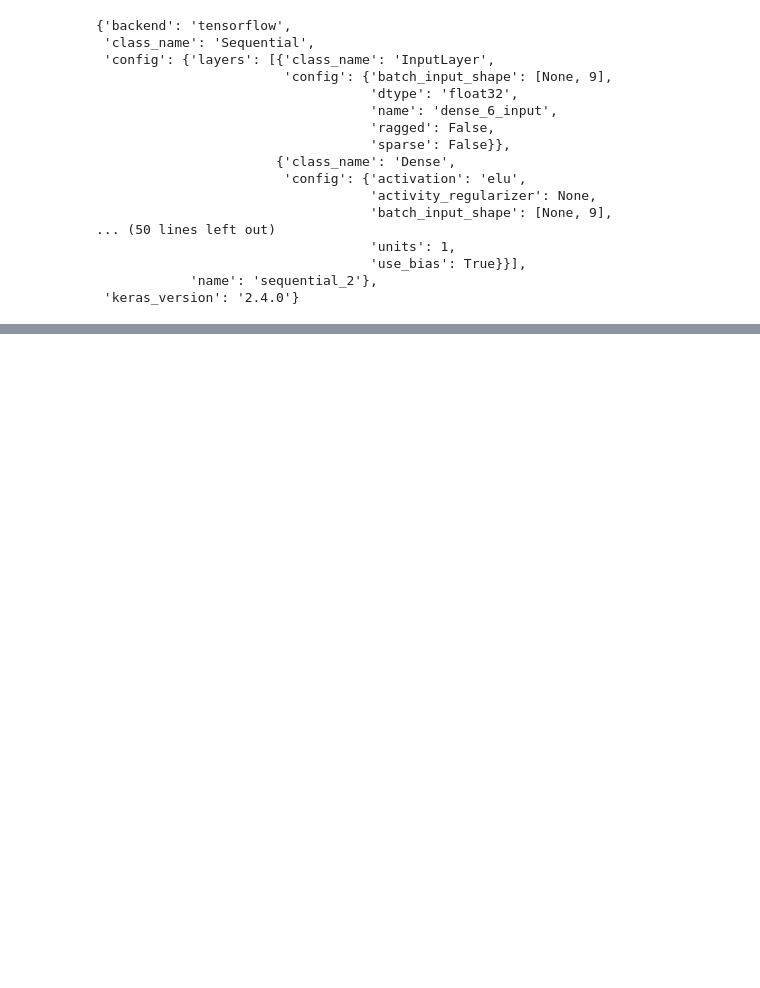
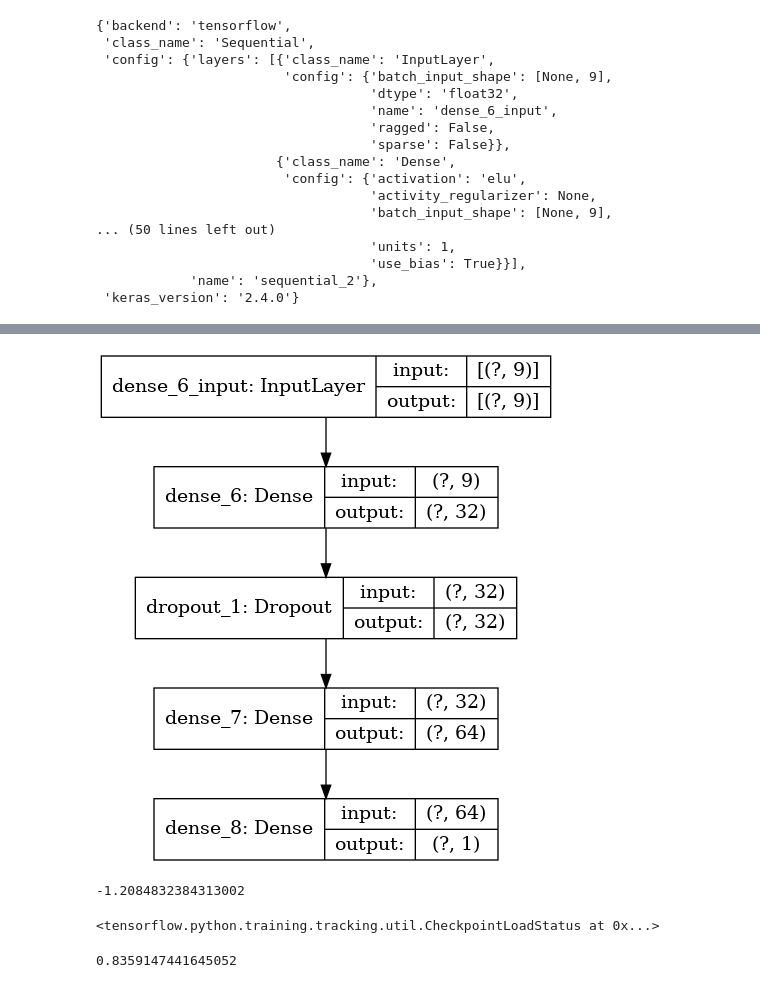
Before and after one commit to axperez/TensorFlow2.0, a Jupyter notebook: Regression_InsuranceDataset_LoadingSavedModels.ipynb, the cells around one changed output, grey strips where cells are left out. Cells and saved outputs as stored; diff of their text form; code cells hidden in the pictures; blank space fills up the shorter version.

Commit message:
Load different types of models

```diff
--- a/Regression_InsuranceDataset_LoadingSavedModels.ipynb
+++ b/Regression_InsuranceDataset_LoadingSavedModels.ipynb
@@ -67,3 +67,7 @@ pprint.pprint(model_json)
                                    'use_bias': True}}],
             'name': 'sequential_2'},
  'keras_version': '2.4.0'}
+# %%
+model = tf.keras.models.model_from_json(json.dumps(model_json))
+
+model.summary()
@@ -69,0 +91,20 @@ pprint.pprint(model_json)
+# %%
+keras.utils.plot_model(model, 'model_relu_64_reloaded.png', show_shapes=True)
+# %% [output]
+[figure, added]
+# %%
+y_pred_after_loading = model.predict(x_test)
+
+r2_score(y_test, y_pred_after_loading)
+# %% [output]
+-1.2084832384313002
+# %%
+model.load_weights("./my_models/relu_64_weights")
+# %% [output]
+<tensorflow.python.training.tracking.util.CheckpointLoadStatus at 0x...>
+# %%
+y_pred_after_loading = model.predict(x_test)
+
+r2_score(y_test, y_pred_after_loading)
+# %% [output]
+0.8359147441645052
```
Also changed, not shown: parts of 3 cells of this notebook, 1 other file.
